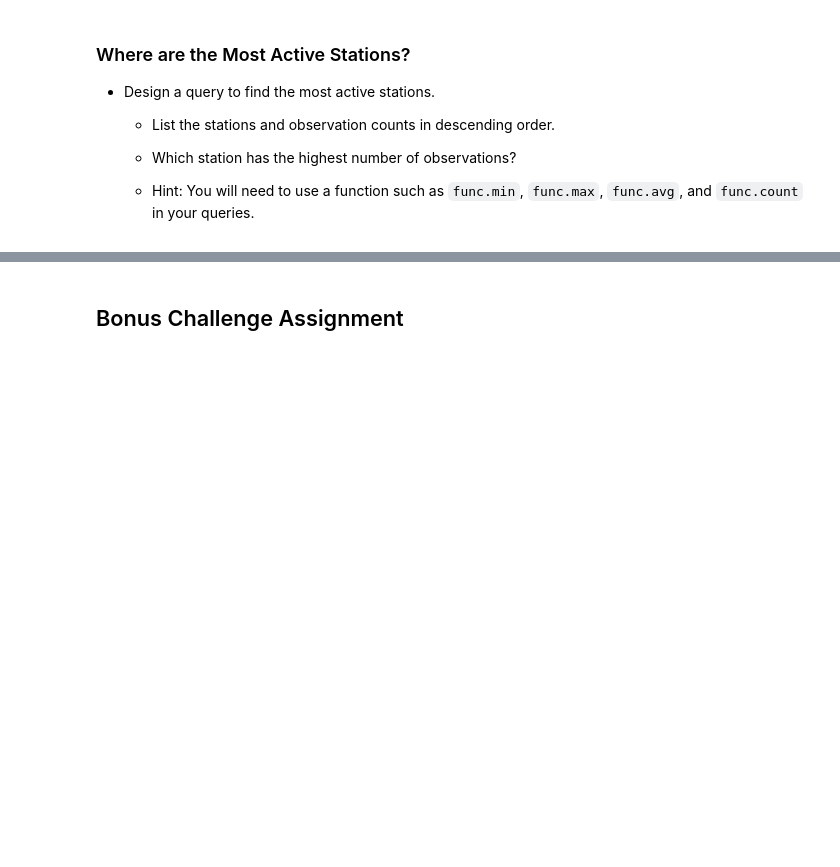
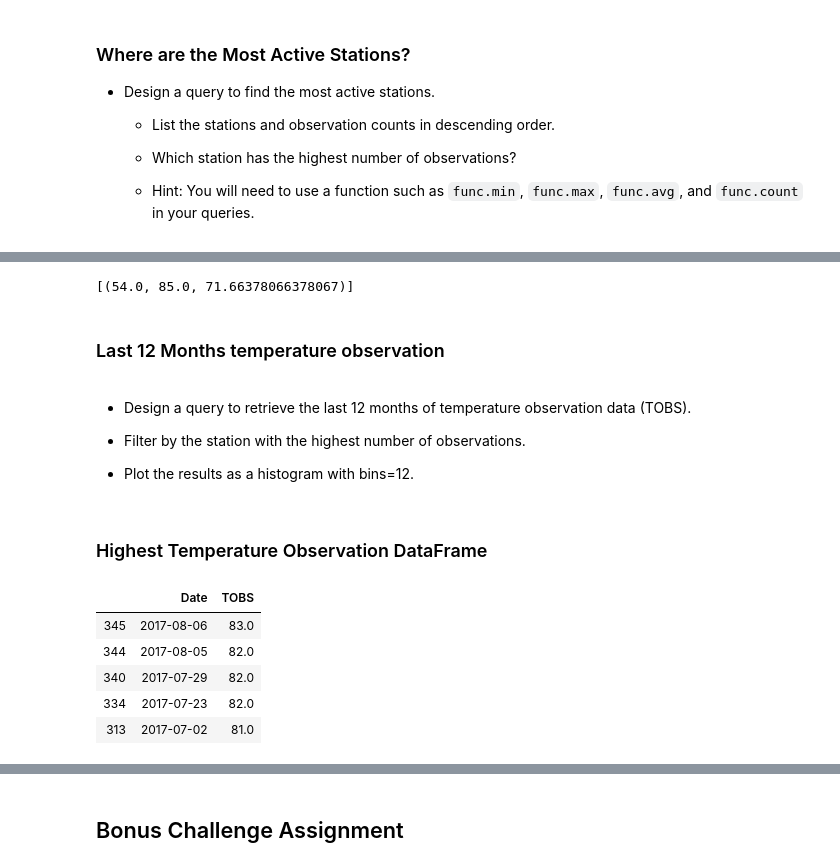
Before and after one commit to fereshtehaghaei/Climate-Analysis-SQLAlchemy, a Jupyter notebook: climate_starter.ipynb, the cells around one changed output, grey strips where cells are left out. Saved outputs shown, nothing was run; the diff lists cells and outputs as text; code cells hidden in the pictures; blank space fills up the shorter version.

```diff
--- a/climate_starter.ipynb
+++ b/climate_starter.ipynb
@@ -299,3 +304,40 @@ The Most Active Station is USC00519281 which had 2772 weather obeservations
+# %%
+# Using the station id from the previous query of the most active station, calculate:
+# lowest temperature recorded
+# highest temperature recorded
+# average temperature
+
+sel = [func.min(Measurement.tobs),
+       func.max(Measurement.tobs),
+       func.avg(Measurement.tobs)]
+
+max_min_avg = session.query(*sel).filter(Measurement.station == "USC00519281").all()
+max_min_avg
+
+#         **********************************************************************
+#         **************** Different ways to find do this Query ****************
+
+#    max_min_avg = session.query(
+#                                func.min(Measurement.tobs),
+#                                func.max(Measurement.tobs),
+#                                func.avg(Measurement.tobs)). filter(Measurement.station == "USC00519281").all()
+
+
+
+#         **********************************************************************
+#         ************ Different way to find do this Query via SQL *************
+
+# engine.execute('select min(tobs), max(tobs), avg(tobs) from measurement where station = "USC00519281"').fetchall()
+# %% [output]
+[(54.0, 85.0, 71.66378066378067)]
+# %% [markdown]
+### Last 12 Months temperature observation
+# %% [markdown]
+* Design a query to retrieve the last 12 months of temperature observation data (TOBS).
+
+* Filter by the station with the highest number of observations.
+
+* Plot the results as a histogram with bins=12.
 # %%
 # Choose the station with the highest number of temperature observations.
 # Query the last 12 months of temperature observation data for this station and plot the results as a histogram
@@ -301,0 +348,13 @@ The Most Active Station is USC00519281 which had 2772 weather obeservations
+# %% [markdown]
+### Highest Temperature Observation DataFrame
+# %%
+highest_temp_df = pd.DataFrame(highest_temp, columns=["Date", "TOBS"])
+highest_temp_df.sort_values('TOBS', inplace=True, ascending=False)   # inplace= True will over-write in dataframe and makes the change permanant
+highest_temp_df.head()
+# %% [output]
+|  | Date | TOBS |
+| 345 | 2017-08-06 | 83.0 |
+| 344 | 2017-08-05 | 82.0 |
+| 340 | 2017-07-29 | 82.0 |
+| 334 | 2017-07-23 | 82.0 |
+| 313 | 2017-07-02 | 81.0 |
```
Also changed, not shown: parts of 7 cells of this notebook.
